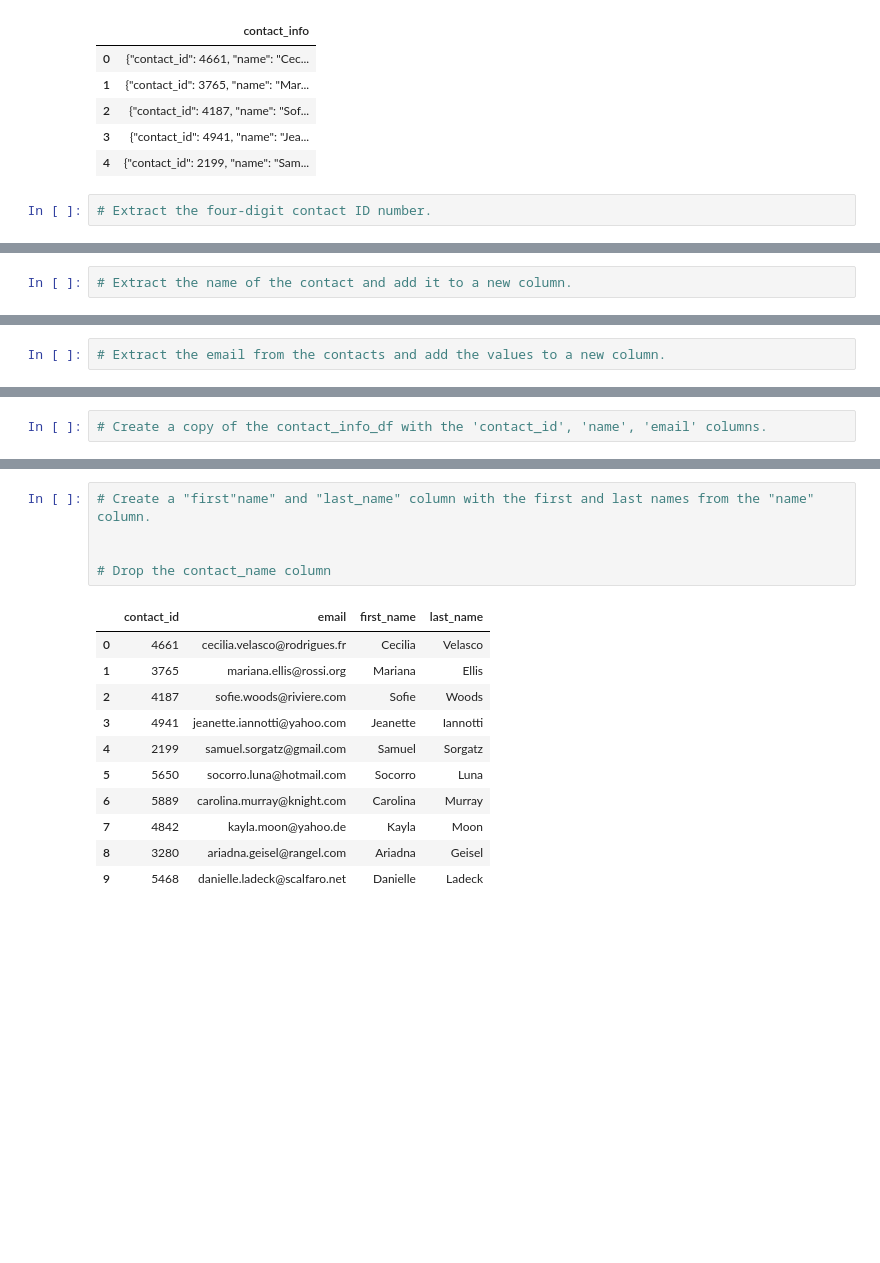
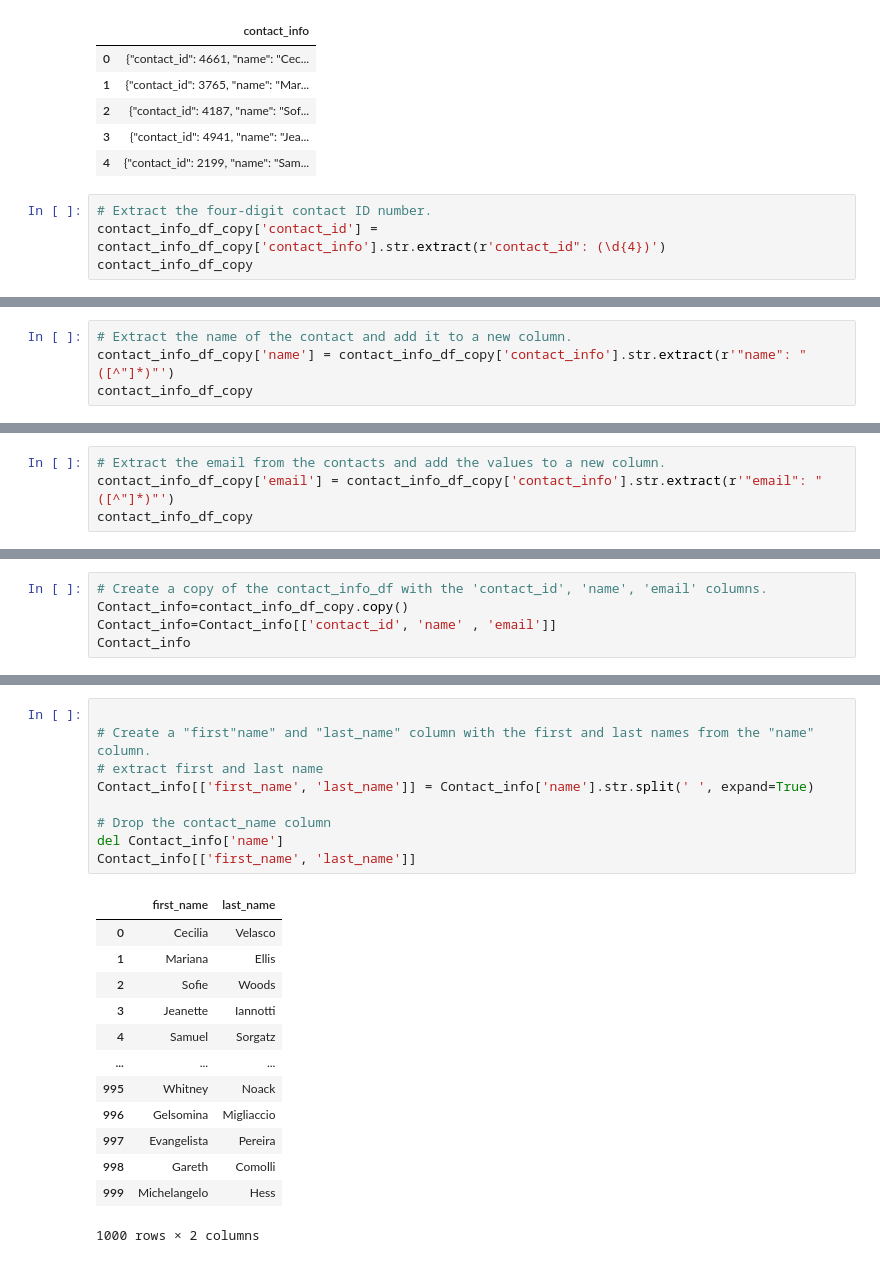
Before and after one commit to StevenDuyVo/ETL_Prject_SV_VN, a Jupyter notebook: ETL_Mini_Project_Starter_Code.ipynb, the cells around one changed output, grey strips where cells are left out. Cells and saved outputs as stored; diff of their text form; blank space fills up the shorter version.

```diff
--- a/ETL_Mini_Project_Starter_Code.ipynb
+++ b/ETL_Mini_Project_Starter_Code.ipynb
@@ -447,6 +452,8 @@ contact_info_df_copy.head()
 | 4 | {"contact_id": 2199, "name": "Sam... |
 # %%
 # Extract the four-digit contact ID number.
+contact_info_df_copy['contact_id'] = contact_info_df_copy['contact_info'].str.extract(r'contact_id": (\d{4})')
+contact_info_df_copy
 # %% [output]
 |  | contact_info | contact_id |
 | 0 | {"contact_id": 4661, "name": "Cec... | 4661 |
@@ -480,6 +496,8 @@ dtypes: int64(1), object(1)
 memory usage: 15.8+ KB
 # %%
 # Extract the name of the contact and add it to a new column.
+contact_info_df_copy['name'] = contact_info_df_copy['contact_info'].str.extract(r'"name": "([^"]*)"')
+contact_info_df_copy
 # %% [output]
 |  | contact_info | contact_id | name |
 | 0 | {"contact_id": 4661, "name": "Cec... | 4661 | Cecilia Velasco |
@@ -495,5 +515,7 @@ memory usage: 15.8+ KB
 # %%
 # Extract the email from the contacts and add the values to a new column.
+contact_info_df_copy['email'] = contact_info_df_copy['contact_info'].str.extract(r'"email": "([^"]*)"')
+contact_info_df_copy
 # %% [output]
 |  | contact_info | contact_id | name | email |
 | 0 | {"contact_id": 4661, "name": "Cec... | 4661 | Cecilia Velasco | cecilia.velasco@rodrigues.fr |
@@ -509,5 +533,8 @@ memory usage: 15.8+ KB
 # %%
 # Create a copy of the contact_info_df with the 'contact_id', 'name', 'email' columns.
+Contact_info=contact_info_df_copy.copy()
+Contact_info=Contact_info[['contact_id', 'name' , 'email']]
+Contact_info
 # %% [output]
 |  | contact_id | name | email |
 | 0 | 4661 | Cecilia Velasco | cecilia.velasco@rodrigues.fr |
@@ -523,19 +552,25 @@ memory usage: 15.8+ KB
 # %%
+
 # Create a "first"name" and "last_name" column with the first and last names from the "name" column.
-
+# extract first and last name
+Contact_info[['first_name', 'last_name']] = Contact_info['name'].str.split(' ', expand=True)
 
 # Drop the contact_name column
+del Contact_info['name']
+Contact_info[['first_name', 'last_name']]
 # %% [output]
-|  | contact_id | email | first_name | last_name |
-| 0 | 4661 | cecilia.velasco@rodrigues.fr | Cecilia | Velasco |
-| 1 | 3765 | mariana.ellis@rossi.org | Mariana | Ellis |
-| 2 | 4187 | sofie.woods@riviere.com | Sofie | Woods |
-| 3 | 4941 | jeanette.iannotti@yahoo.com | Jeanette | Iannotti |
-| 4 | 2199 | samuel.sorgatz@gmail.com | Samuel | Sorgatz |
-| 5 | 5650 | socorro.luna@hotmail.com | Socorro | Luna |
-| 6 | 5889 | carolina.murray@knight.com | Carolina | Murray |
-| 7 | 4842 | kayla.moon@yahoo.de | Kayla | Moon |
-| 8 | 3280 | ariadna.geisel@rangel.com | Ariadna | Geisel |
-| 9 | 5468 | danielle.ladeck@scalfaro.net | Danielle | Ladeck |
+|  | first_name | last_name |
+| 0 | Cecilia | Velasco |
+| 1 | Mariana | Ellis |
+| 2 | Sofie | Woods |
+| 3 | Jeanette | Iannotti |
+| 4 | Samuel | Sorgatz |
+| ... | ... | ... |
+| 995 | Whitney | Noack |
+| 996 | Gelsomina | Migliaccio |
+| 997 | Evangelista | Pereira |
+| 998 | Gareth | Comolli |
+| 999 | Michelangelo | Hess |
+1000 rows × 2 columns
 # %%
 # Reorder the columns
```
Also changed, not shown: parts of 16 cells of this notebook, 4 other files.
